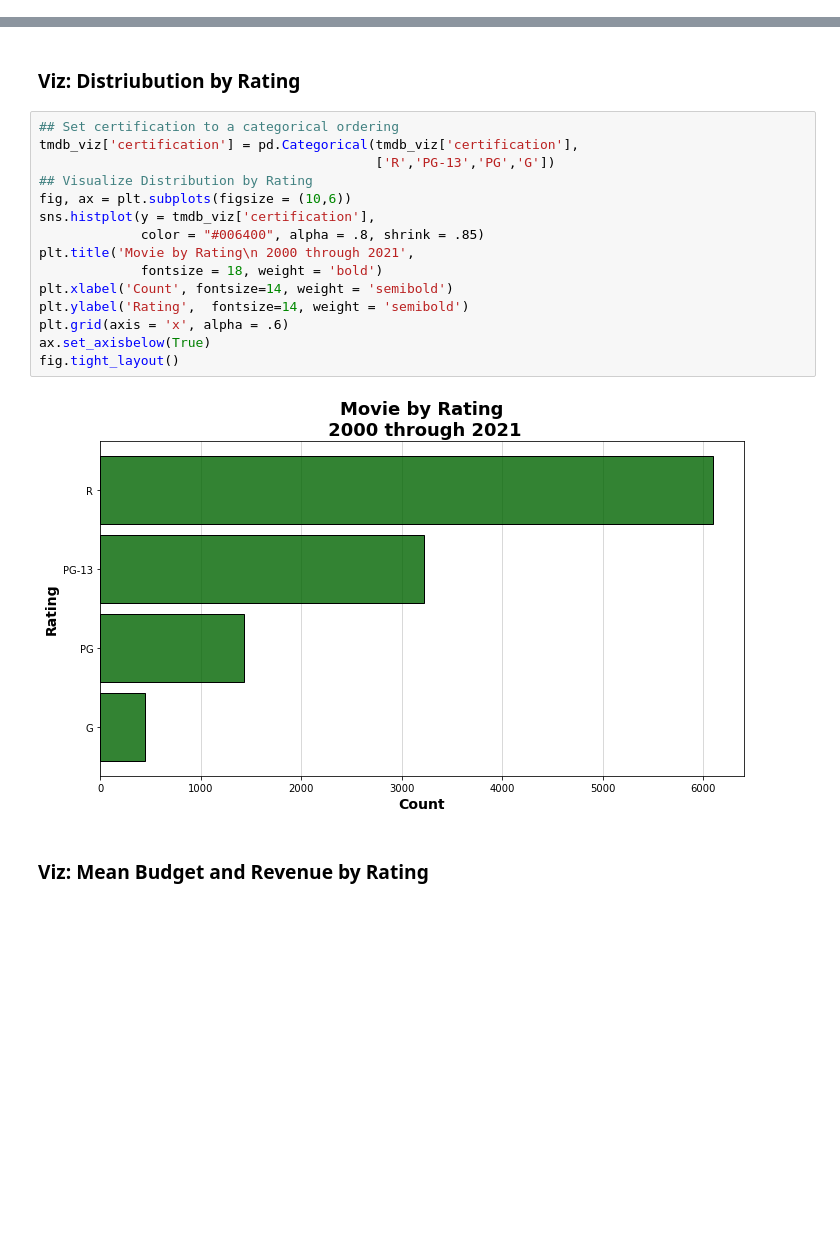
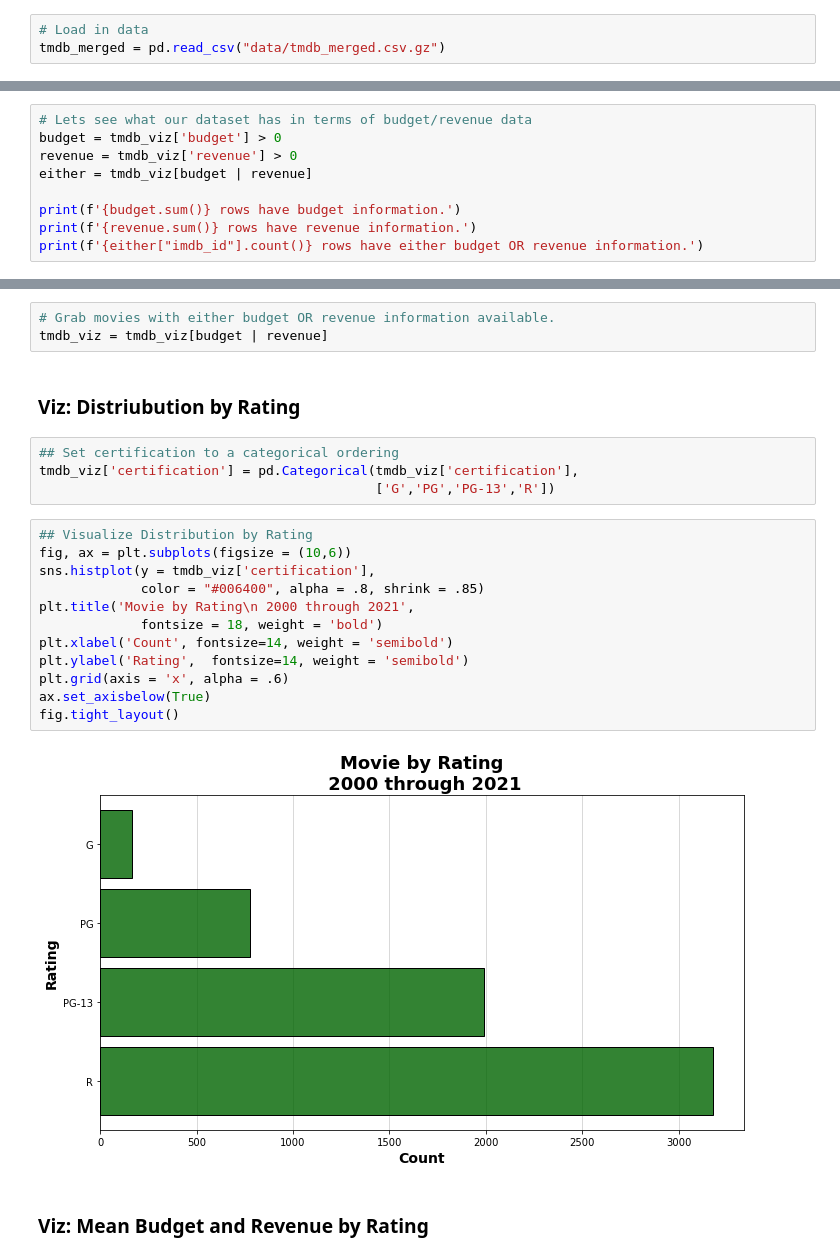
Before and after one commit to msmccann10/PP-movie-database-and-analysis, a Jupyter notebook: 03_TMDB_Data_Consolidation_Processing_EDA.ipynb, the cells around one changed output, grey strips where cells are left out. Cells and saved outputs as stored; diff of their text form; blank space fills up the shorter version.

```diff
--- a/03_TMDB_Data_Consolidation_Processing_EDA.ipynb
+++ b/03_TMDB_Data_Consolidation_Processing_EDA.ipynb
@@ -110,3 +91,6 @@ tmdb_merged.to_csv(f"data/tmdb_merged.csv.gz", compression="gzip", index=False)
 # %% [markdown]
 # EDA
+# %%
+# Load in data
+tmdb_merged = pd.read_csv("data/tmdb_merged.csv.gz")
 # %%
@@ -121,3 +107,12 @@ nc17 = tmdb_viz['certification'] == 'NC-17'
 
 tmdb_viz = tmdb_viz[~(nr | unrated | nc17)]
 tmdb_viz.dropna(subset= ['certification'], inplace = True)
+# %%
+# Lets see what our dataset has in terms of budget/revenue data
+budget = tmdb_viz['budget'] > 0
+revenue = tmdb_viz['revenue'] > 0
+either = tmdb_viz[budget | revenue]
+
+print(f'{budget.sum()} rows have budget information.')
+print(f'{revenue.sum()} rows have revenue information.')
+print(f'{either["imdb_id"].count()} rows have either budget OR revenue information.')
@@ -124,22 +123,26 @@ tmdb_viz.dropna(subset= ['certification'], inplace = True)
+# %%
+# Grab movies with either budget OR revenue information available.
+tmdb_viz = tmdb_viz[budget | revenue]
 # %% [markdown]
 ### Viz: Distriubution by Rating
+# %%
+## Set certification to a categorical ordering
+tmdb_viz['certification'] = pd.Categorical(tmdb_viz['certification'],
+                                           ['G','PG','PG-13','R'])
 # %%
-## Set certification to a categorical ordering
-tmdb_viz['certification'] = pd.Categorical(tmdb_viz['certification'],
-                                           ['R','PG-13','PG','G'])
 ## Visualize Distribution by Rating
 fig, ax = plt.subplots(figsize = (10,6))
 sns.histplot(y = tmdb_viz['certification'],
              color = "#006400", alpha = .8, shrink = .85)
 plt.title('Movie by Rating\n 2000 through 2021',
              fontsize = 18, weight = 'bold')
 plt.xlabel('Count', fontsize=14, weight = 'semibold')
 plt.ylabel('Rating',  fontsize=14, weight = 'semibold')
 plt.grid(axis = 'x', alpha = .6)
 ax.set_axisbelow(True)
 fig.tight_layout()
 # %% [output]
-[figure, old version]
+[figure, new version]
 # %% [markdown]
 ### Viz: Mean Budget and Revenue by Rating
 # %%
```
Also changed, not shown: parts of 32 cells of this notebook, 48 other files.
